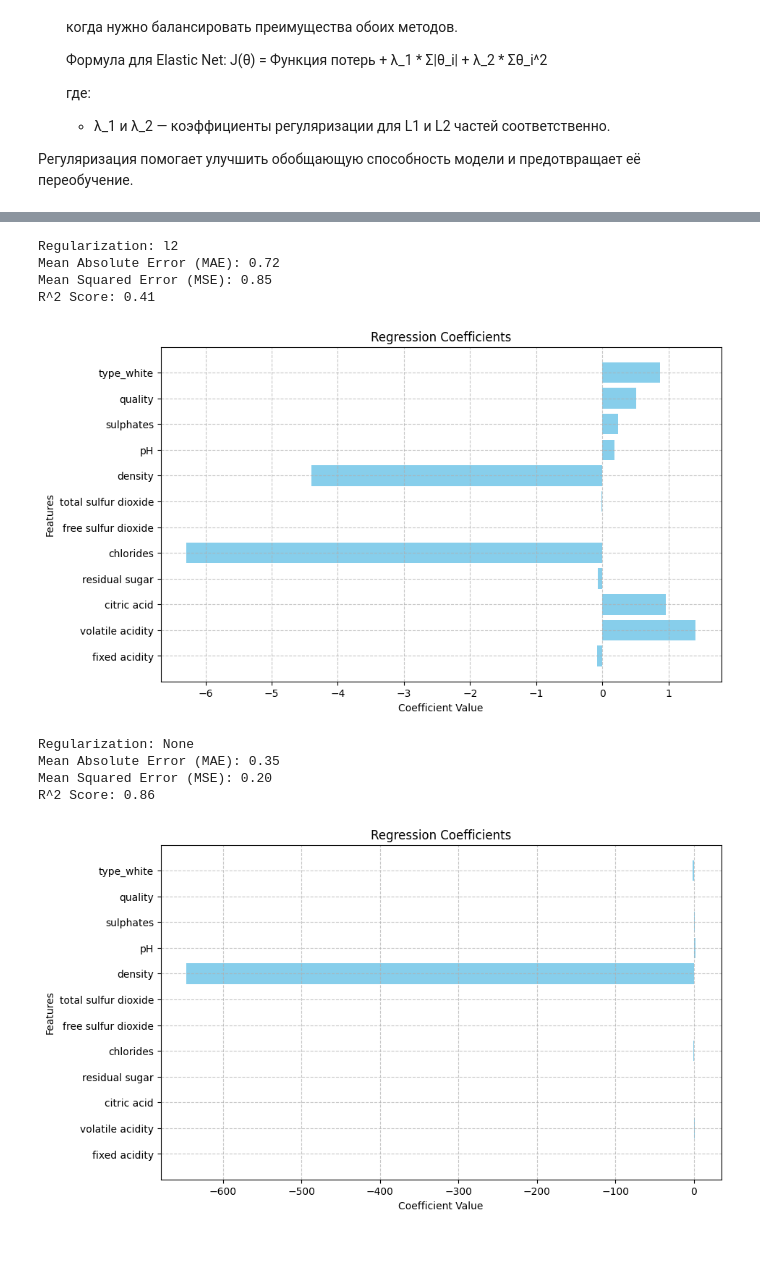
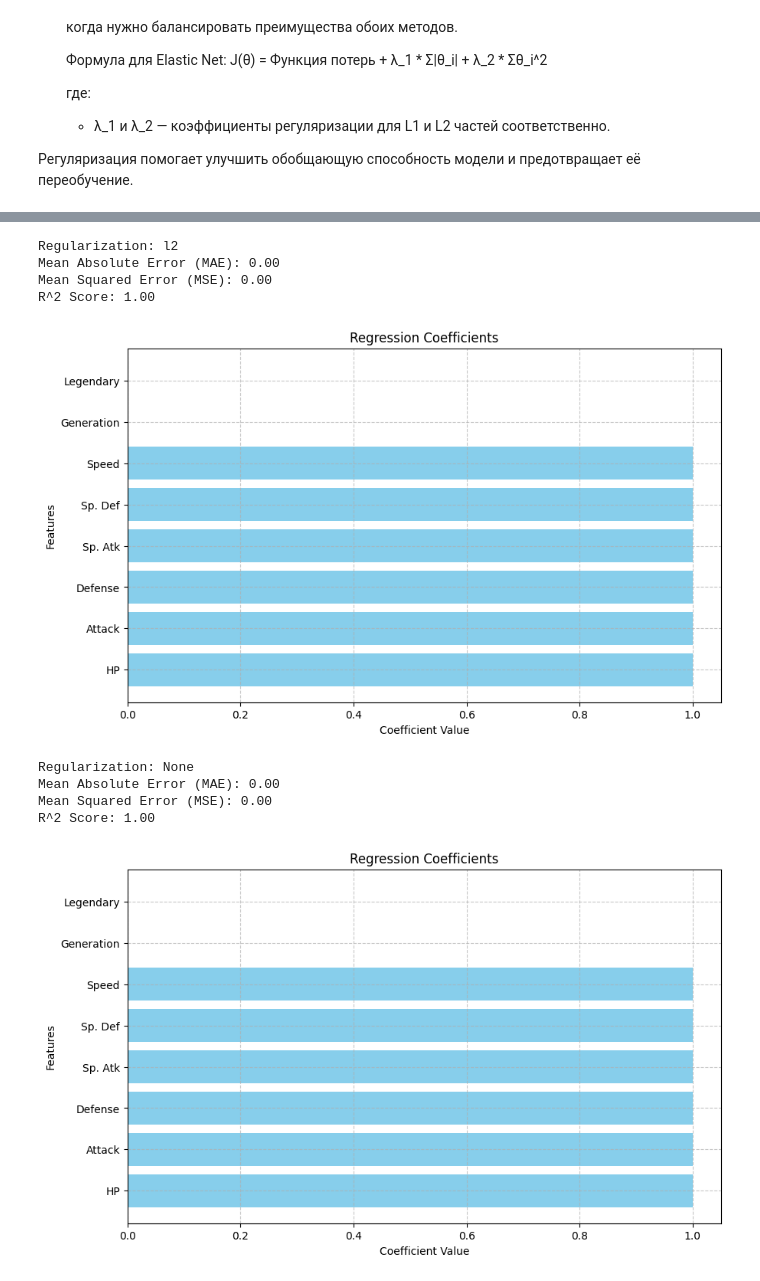
Before and after one commit to SavageGinny/AI-python, a Jupyter notebook: практика_5.ipynb, the cells around one changed output, grey strips where cells are left out. Saved outputs shown, nothing was run; the diff lists cells and outputs as text; code cells hidden in the pictures; blank space fills up the shorter version.

```diff
--- a/практика_5.ipynb
+++ b/практика_5.ipynb
@@ -58,12 +58,12 @@ from sklearn.metrics import classification_report, confusion_matrix, accuracy_sc
 
 # Загрузка набора данных
 try:
-    df = pd.read_csv('/content/wine.csv')
+    df = pd.read_csv('/content/pokemon.csv')
 except FileNotFoundError:
-    df = pd.read_csv('wine.csv')
+    df = pd.read_csv('pokemon.csv')
 
-y = df['alcohol'] # выбираем целевую переменную (количественная)
-X = df.drop('alcohol', axis=1) # переменные для проверки влияния
+y = df['Total'] # выбираем целевую переменную (количественная)
+X = df.drop(['Total', '#', 'Name', 'Type 1', 'Type 2'], axis=1)
 # %%
 X
 # %% [output]
@@ -470,20 +472,20 @@ None
 plot_regression_coefficients(model, X.columns)
 # %% [output]
 Regularization: l2
-Mean Absolute Error (MAE): 0.72
-Mean Squared Error (MSE): 0.85
-R^2 Score: 0.41
+Mean Absolute Error (MAE): 0.00
+Mean Squared Error (MSE): 0.00
+R^2 Score: 1.00
-[figure, old version]
+[figure, new version]
 # %%
 # Без регуляризации
 model, _, _, _, _  = resolve_regression(X, y, regularization=None)
 None
-
+a = X.columns
 # Визуализация коэффициентов регрессии
-plot_regression_coefficients(model, X.columns)
+plot_regression_coefficients(model, a)
 # %% [output]
 Regularization: None
-Mean Absolute Error (MAE): 0.35
-Mean Squared Error (MSE): 0.20
-R^2 Score: 0.86
+Mean Absolute Error (MAE): 0.00
+Mean Squared Error (MSE): 0.00
+R^2 Score: 1.00
-[figure, old version]
+[figure, new version]
```
Also changed, not shown: parts of 19 cells of this notebook.
